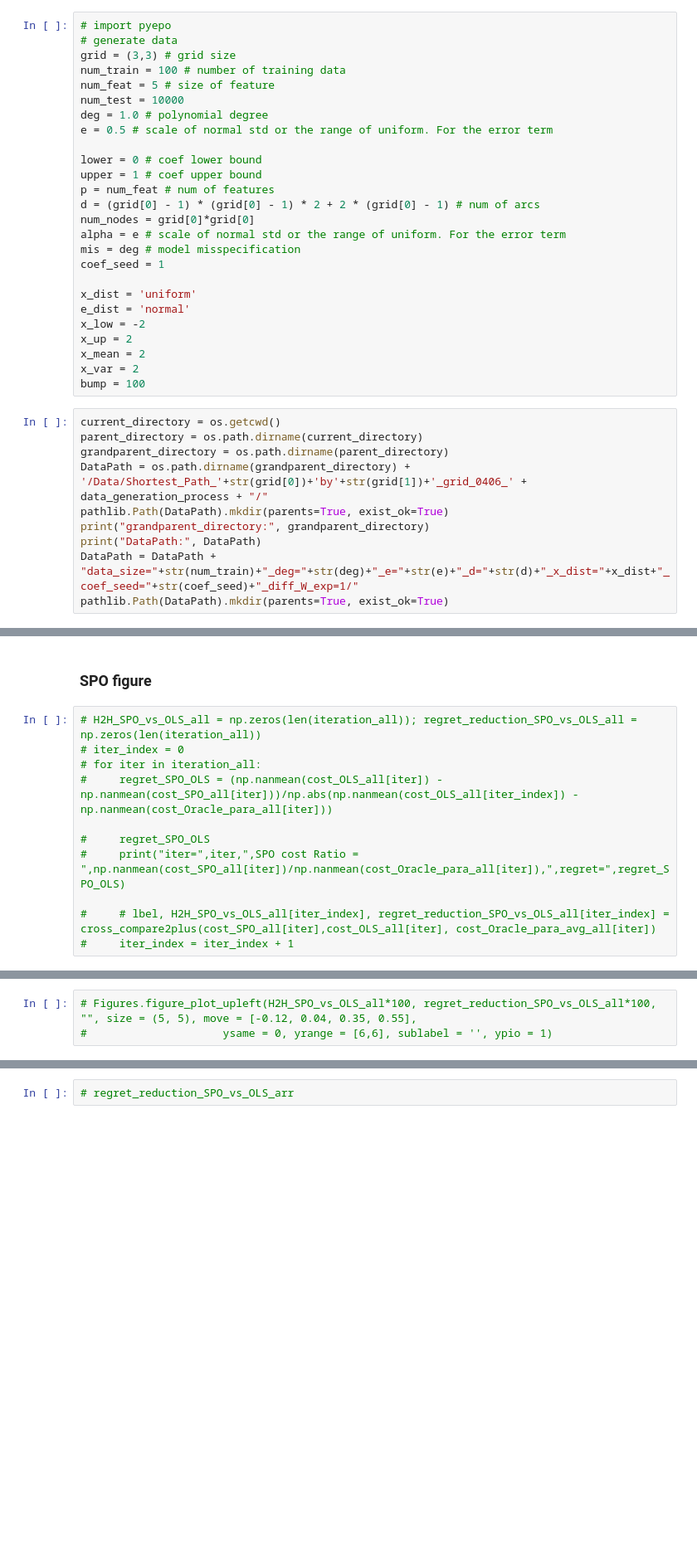
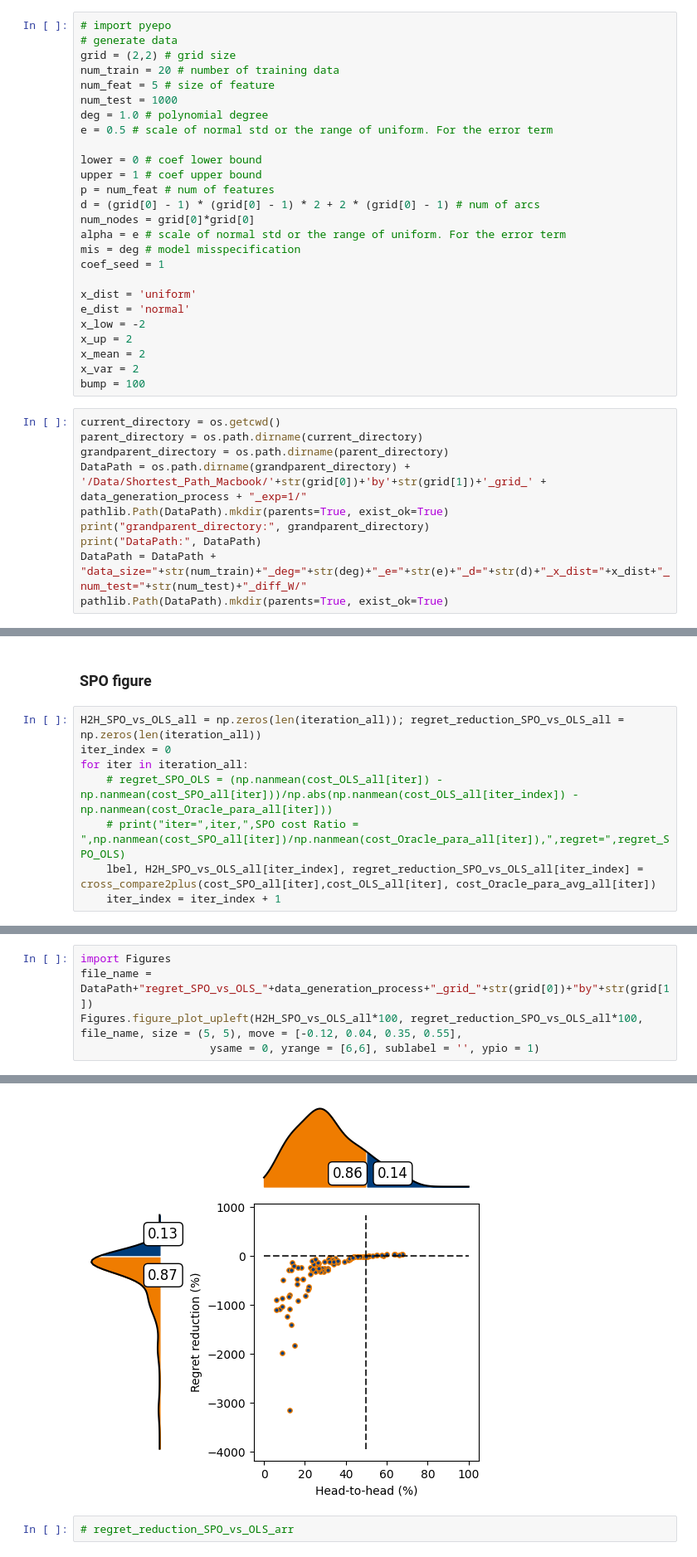
Before and after one commit to xunzhang-sjtu/Decision_Driven_Regularization, a Jupyter notebook: ShortestPath/Test_Main.ipynb, the cells around one changed output, grey strips where cells are left out. Shown at 83% size. Cells and saved outputs as stored; diff of their text form; blank space fills up the shorter version.

```diff
--- a/ShortestPath/Test_Main.ipynb
+++ b/ShortestPath/Test_Main.ipynb
@@ -21,10 +21,10 @@ data_generation_process = "SPO_Data_Generation"
 # %%
 # import pyepo
 # generate data
-grid = (3,3) # grid size
-num_train = 100 # number of training data
+grid = (2,2) # grid size
+num_train = 20 # number of training data
 num_feat = 5 # size of feature
-num_test = 10000
+num_test = 1000
 deg = 1.0 # polynomial degree
 e = 0.5 # scale of normal std or the range of uniform. For the error term
 
@@ -48,11 +48,11 @@ bump = 100
 current_directory = os.getcwd()
 parent_directory = os.path.dirname(current_directory)
 grandparent_directory = os.path.dirname(parent_directory)
-DataPath = os.path.dirname(grandparent_directory) + '/Data/Shortest_Path_'+str(grid[0])+'by'+str(grid[1])+'_grid_0406_' + data_generation_process + "/"
+DataPath = os.path.dirname(grandparent_directory) + '/Data/Shortest_Path_Macbook/'+str(grid[0])+'by'+str(grid[1])+'_grid_' + data_generation_process + "_exp=1/"
 pathlib.Path(DataPath).mkdir(parents=True, exist_ok=True)
 print("grandparent_directory:", grandparent_directory)
 print("DataPath:", DataPath)
-DataPath = DataPath + "data_size="+str(num_train)+"_deg="+str(deg)+"_e="+str(e)+"_d="+str(d)+"_x_dist="+x_dist+"_coef_seed="+str(coef_seed)+"_diff_W_exp=1/"
+DataPath = DataPath + "data_size="+str(num_train)+"_deg="+str(deg)+"_e="+str(e)+"_d="+str(d)+"_x_dist="+x_dist+"_num_test="+str(num_test)+"_diff_W/"
 pathlib.Path(DataPath).mkdir(parents=True, exist_ok=True)
 # %% [output]
 grandparent_directory: /Users/zhangxun/Dropbox/Research/Decision_Driven_Regularization/Code_MacBook
@@ -460,13 +490,10 @@ def cross_compare2plus(c_item, c_base, c_oracle):
 # %% [markdown]
 ### SPO figure
 # %%
-# H2H_SPO_vs_OLS_all = np.zeros(len(iteration_all)); regret_reduction_SPO_vs_OLS_all = np.zeros(len(iteration_all))
-# iter_index = 0
-# for iter in iteration_all:
-#     regret_SPO_OLS = (np.nanmean(cost_OLS_all[iter]) - np.nanmean(cost_SPO_all[iter]))/np.abs(np.nanmean(cost_OLS_all[iter_index]) - np.nanmean(cost_Oracle_para_all[iter]))
-
-#     regret_SPO_OLS
-#     print("iter=",iter,",SPO cost Ratio = ",np.nanmean(cost_SPO_all[iter])/np.nanmean(cost_Oracle_para_all[iter]),",regret=",regret_SPO_OLS)
-
-#     # lbel, H2H_SPO_vs_OLS_all[iter_index], regret_reduction_SPO_vs_OLS_all[iter_index] = cross_compare2plus(cost_SPO_all[iter],cost_OLS_all[iter], cost_Oracle_para_avg_all[iter])
-#     iter_index = iter_index + 1
+H2H_SPO_vs_OLS_all = np.zeros(len(iteration_all)); regret_reduction_SPO_vs_OLS_all = np.zeros(len(iteration_all))
+iter_index = 0
+for iter in iteration_all:
+    # regret_SPO_OLS = (np.nanmean(cost_OLS_all[iter]) - np.nanmean(cost_SPO_all[iter]))/np.abs(np.nanmean(cost_OLS_all[iter_index]) - np.nanmean(cost_Oracle_para_all[iter]))
+    # print("iter=",iter,",SPO cost Ratio = ",np.nanmean(cost_SPO_all[iter])/np.nanmean(cost_Oracle_para_all[iter]),",regret=",regret_SPO_OLS)
+    lbel, H2H_SPO_vs_OLS_all[iter_index], regret_reduction_SPO_vs_OLS_all[iter_index] = cross_compare2plus(cost_SPO_all[iter],cost_OLS_all[iter], cost_Oracle_para_avg_all[iter])
+    iter_index = iter_index + 1
@@ -481,3 +500,6 @@ np.float64(15.830634527622763)
 # %%
-# Figures.figure_plot_upleft(H2H_SPO_vs_OLS_all*100, regret_reduction_SPO_vs_OLS_all*100, "", size = (5, 5), move = [-0.12, 0.04, 0.35, 0.55],
-#                     ysame = 0, yrange = [6,6], sublabel = '', ypio = 1)
+import Figures
+file_name = DataPath+"regret_SPO_vs_OLS_"+data_generation_process+"_grid_"+str(grid[0])+"by"+str(grid[1])
+Figures.figure_plot_upleft(H2H_SPO_vs_OLS_all*100, regret_reduction_SPO_vs_OLS_all*100, file_name, size = (5, 5), move = [-0.12, 0.04, 0.35, 0.55],
+                    ysame = 0, yrange = [6,6], sublabel = '', ypio = 1)
+# %% [output]
@@ -484,2 +507,3 @@ np.float64(15.830634527622763)
+[figure, added]
 # %%
 # regret_reduction_SPO_vs_OLS_arr
```
Also changed, not shown: parts of 13 cells of this notebook, 13 other files.
